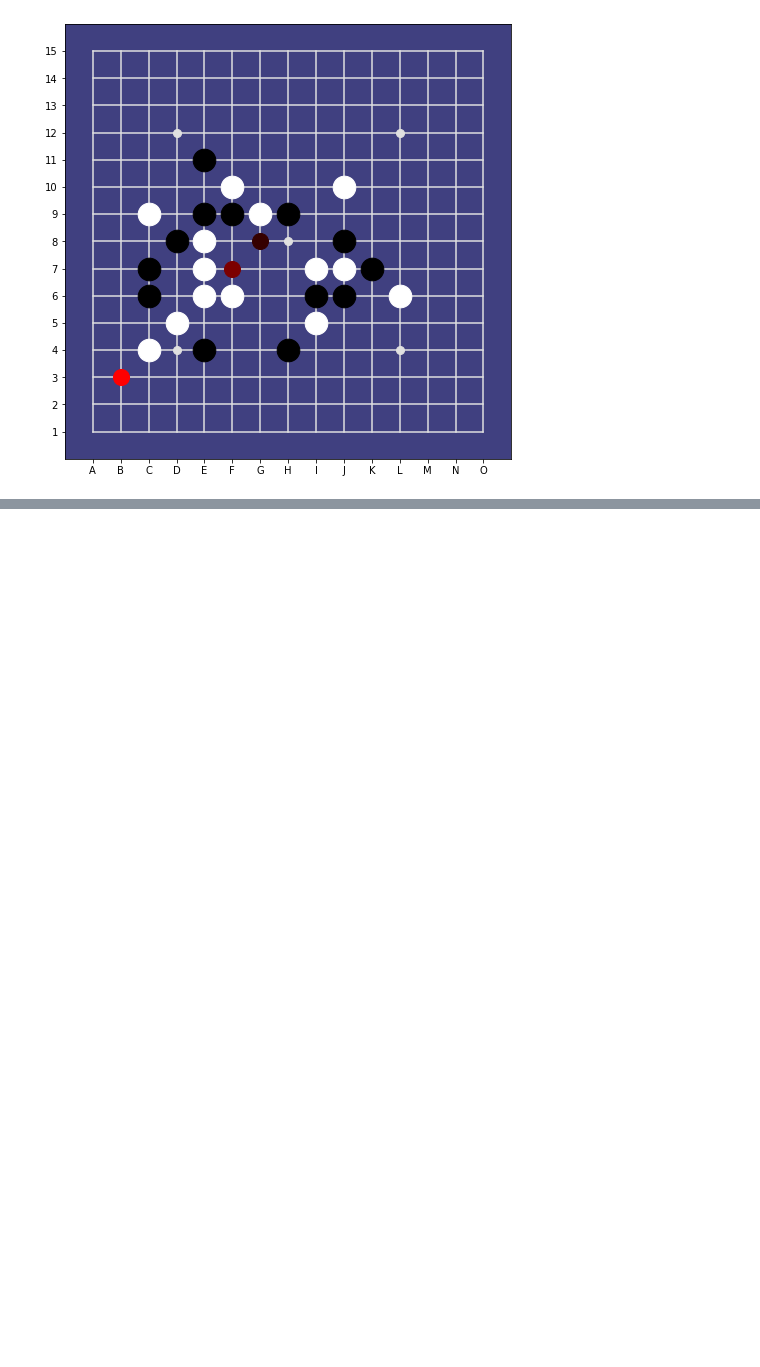
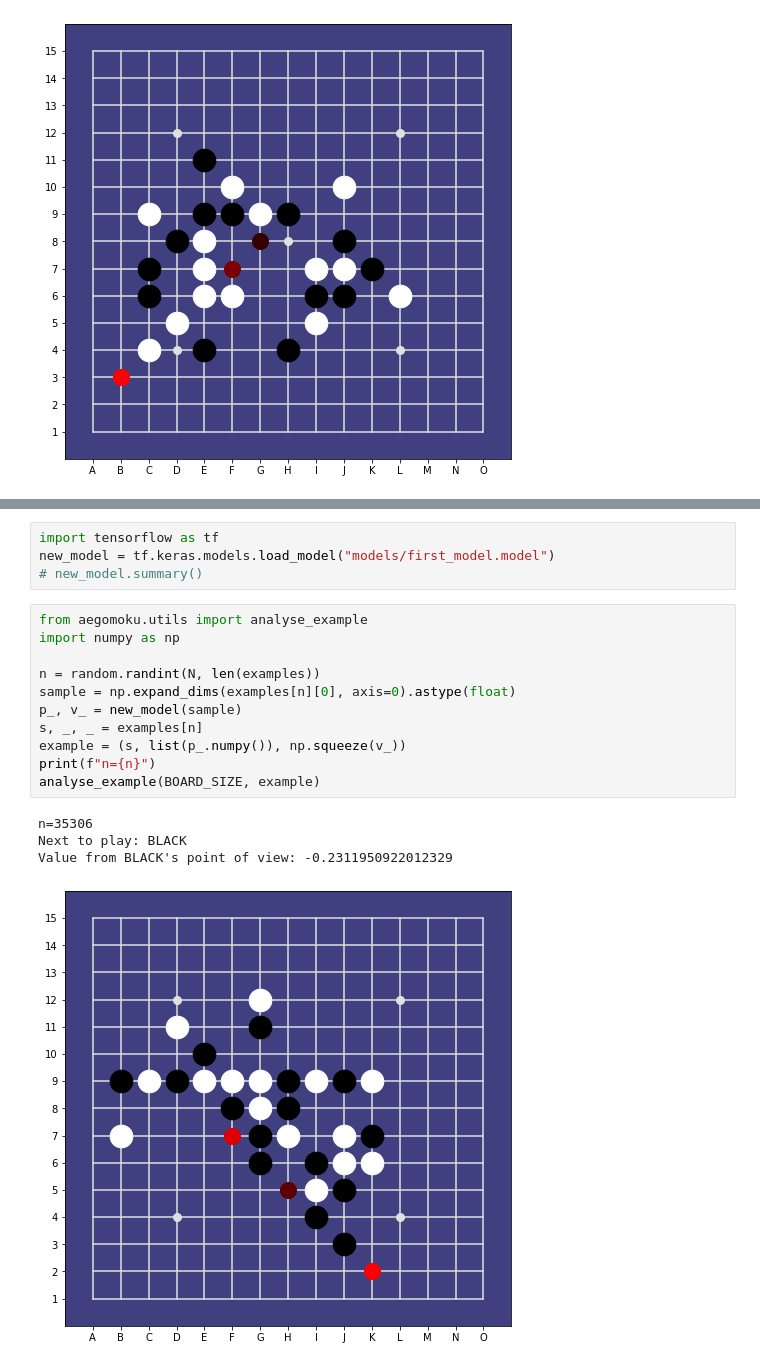
Before and after one commit to Project-Ellie/DeepGomoku, a Jupyter notebook: notebooks/Intuitive_Selfplay.ipynb, the cells around one changed output, grey strips where cells are left out. Cells and saved outputs as stored; diff of their text form; blank space fills up the shorter version.

```diff
--- a/notebooks/Intuitive_Selfplay.ipynb
+++ b/notebooks/Intuitive_Selfplay.ipynb
@@ -227,0 +233,20 @@ Value from WHITE's point of view: -0.20878693461418152
+# %%
+import tensorflow as tf
+new_model = tf.keras.models.load_model("models/first_model.model")
+# new_model.summary()
+# %%
+from aegomoku.utils import analyse_example
+import numpy as np
+
+n = random.randint(N, len(examples))
+sample = np.expand_dims(examples[n][0], axis=0).astype(float)
+p_, v_ = new_model(sample)
+s, _, _ = examples[n]
+example = (s, list(p_.numpy()), np.squeeze(v_))
+print(f"n={n}")
+analyse_example(BOARD_SIZE, example)
+# %% [output]
+n=35306
+Next to play: BLACK
+Value from BLACK's point of view: -0.2311950922012329
+[figure, added]
```
Also changed, not shown: parts of 2 cells of this notebook, 19 other files.
